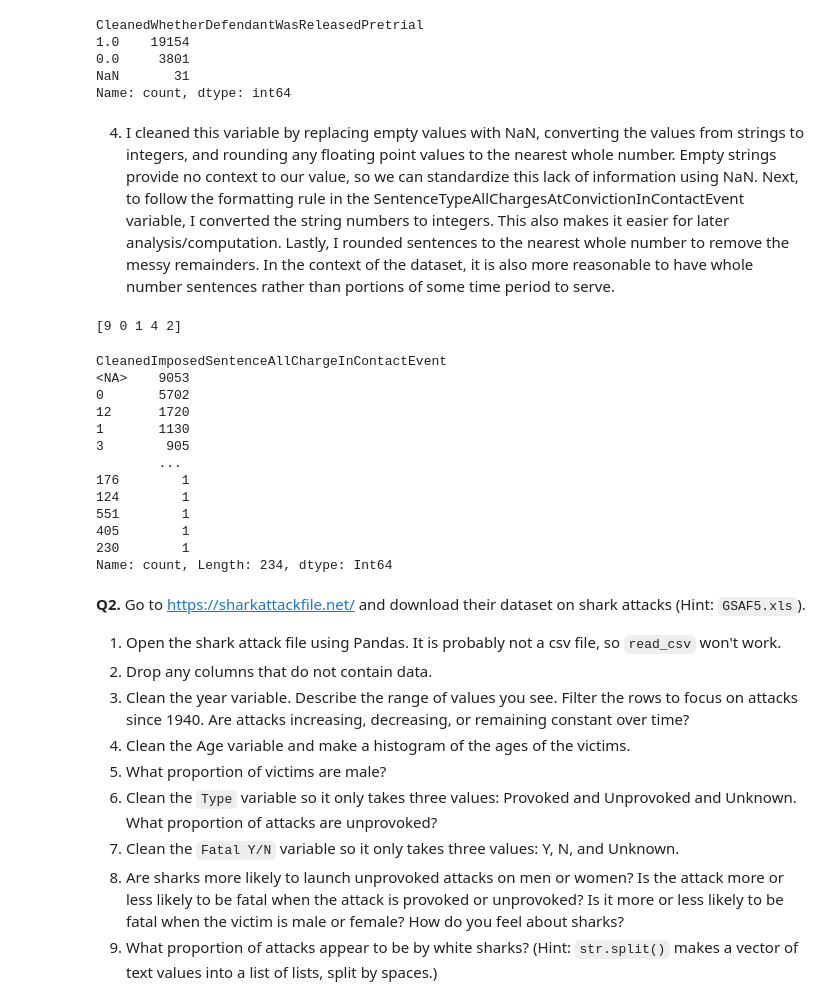
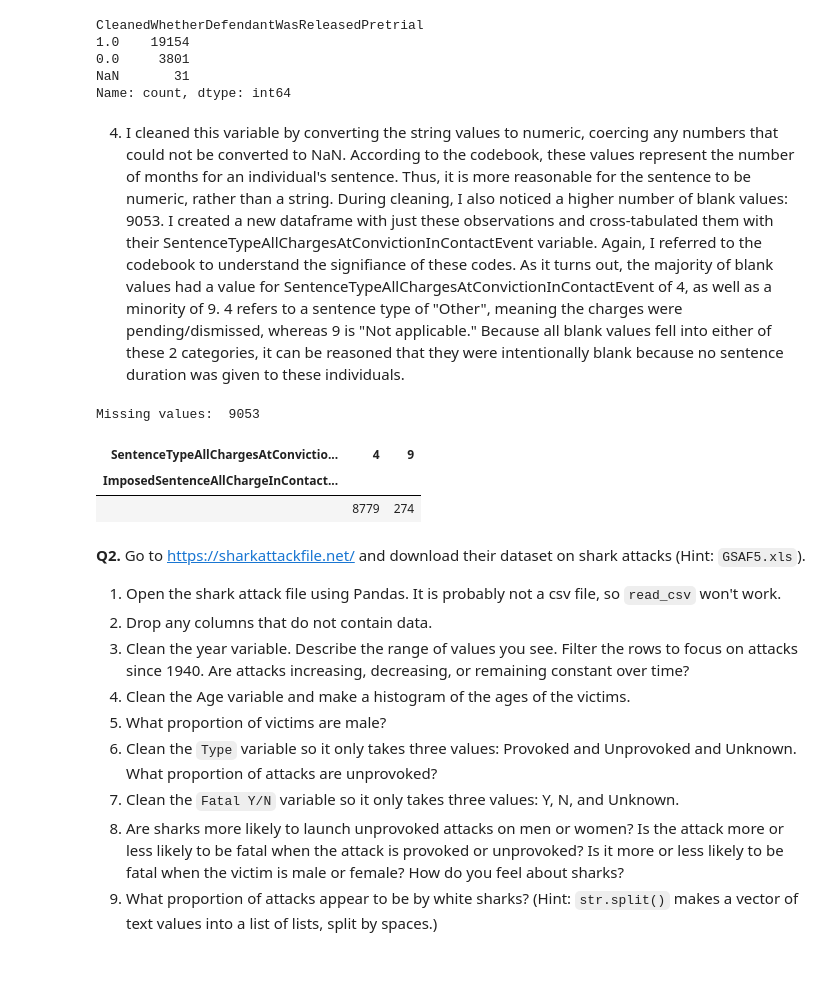
Before and after one commit to Jonuhthan/wrangling_assignment, a Jupyter notebook: assignment.ipynb, the cells around one changed output. Drawn from its saved outputs; the diff is of its cells as text; code cells hidden in the pictures; blank space fills up the shorter version.

```diff
--- a/assignment.ipynb
+++ b/assignment.ipynb
@@ -104,37 +93,31 @@ CleanedWhetherDefendantWasReleasedPretrial
 NaN       31
 Name: count, dtype: int64
 # %% [markdown]
-4. I cleaned this variable by replacing empty values with NaN, converting the values from strings to integers, and rounding any floating point values to the nearest whole number. Empty strings provide no context to our value, so we can standardize this lack of information using NaN. Next, to follow the formatting rule in the SentenceTypeAllChargesAtConvictionInContactEvent variable, I converted the string numbers to integers. This also makes it easier for later analysis/computation. Lastly, I rounded sentences to the nearest whole number to remove the messy remainders. In the context of the dataset, it is also more reasonable to have whole number sentences rather than portions of some time period to serve.
+4. I cleaned this variable by converting the string values to numeric, coercing any numbers that could not be converted to NaN. According to the codebook, these values represent the number of months for an individual's sentence. Thus, it is more reasonable for the sentence to be numeric, rather than a string. During cleaning, I also noticed a higher number of blank values: 9053. I created a new dataframe with just these observations and cross-tabulated them with their SentenceTypeAllChargesAtConvictionInContactEvent variable. Again, I referred to the codebook to understand the signifiance of these codes. As it turns out, the majority of blank values had a value for SentenceTypeAllChargesAtConvictionInContactEvent of 4, as well as a minority of 9. 4 refers to a sentence type of "Other", meaning the charges were pending/dismissed, whereas 9 is "Not applicable." Because all blank values fell into either of these 2 categories, it can be reasoned that they were intentionally blank because no sentence duration was given to these individuals.
 # %%
 df_pretrial = pd.read_parquet("./data/justice_data.parquet")
 
-# No empty strings, numeric type not strings
-print(df_pretrial["SentenceTypeAllChargesAtConvictionInContactEvent"].unique(), "\n")
+df_pretrial["ImposedSentenceAllChargeInContactEvent"].unique()
 
+# Convert to numeric, replace blank values with NaN
 df_pretrial["CleanedImposedSentenceAllChargeInContactEvent"] = pd.to_numeric(
     df_pretrial["ImposedSentenceAllChargeInContactEvent"], errors="coerce"
 )
 
-df_pretrial["CleanedImposedSentenceAllChargeInContactEvent"] = df_pretrial[
-    "CleanedImposedSentenceAllChargeInContactEvent"
-].round(0).astype("Int64")
+print("Missing values: ", df_pretrial["CleanedImposedSentenceAllChargeInContactEvent"].isna().sum())
 
-df_pretrial["CleanedImposedSentenceAllChargeInContactEvent"].value_counts(dropna=False)
+# Dataframe with only NaN values of CleanedImposedSentenceAllChargeInContactEvent
+df_pretrial_na = df_pretrial[
+    df_pretrial["CleanedImposedSentenceAllChargeInContactEvent"].isna()
+]
+
+# Cross-tabulated with SentenceTypeAllChargesAtConvictionInContactEvent codes
+pd.crosstab(df_pretrial_na["ImposedSentenceAllChargeInContactEvent"], df_pretrial_na["SentenceTypeAllChargesAtConvictionInContactEvent"])
 # %% [output]
-[9 0 1 4 2]
+Missing values:  9053
-CleanedImposedSentenceAllChargeInContactEvent
-<NA>    9053
-0       5702
-12      1720
-1       1130
-3        905
-        ...
-176        1
-124        1
-551        1
-405        1
-230        1
-Name: count, Length: 234, dtype: Int64
+| SentenceTypeAllChargesAtConvictio... | 4 | 9 |
+| ImposedSentenceAllChargeInContact... |  |  |
+|  | 8779 | 274 |
 # %% [markdown]
 **Q2.** Go to https://sharkattackfile.net/ and download their dataset on shark attacks (Hint: `GSAF5.xls`).
 
```
Also changed, not shown: parts of 3 cells of this notebook.
